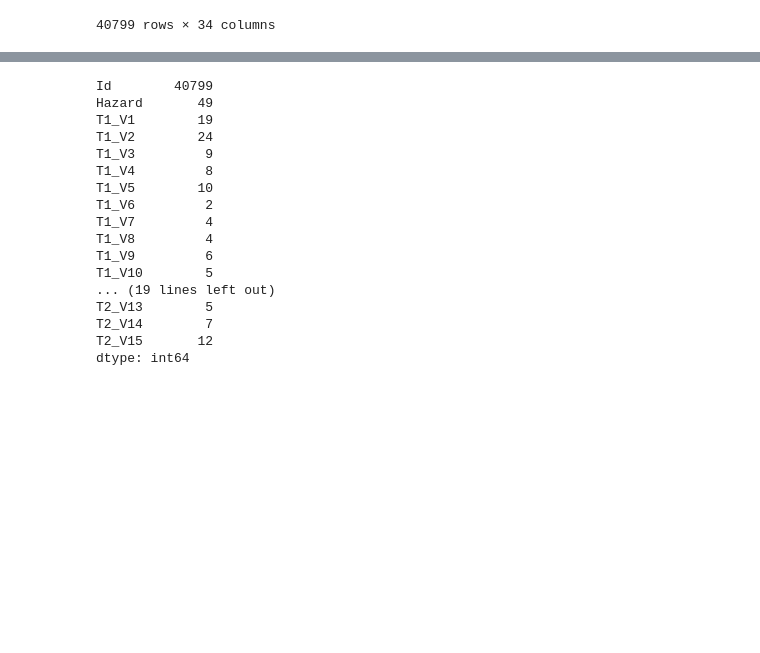
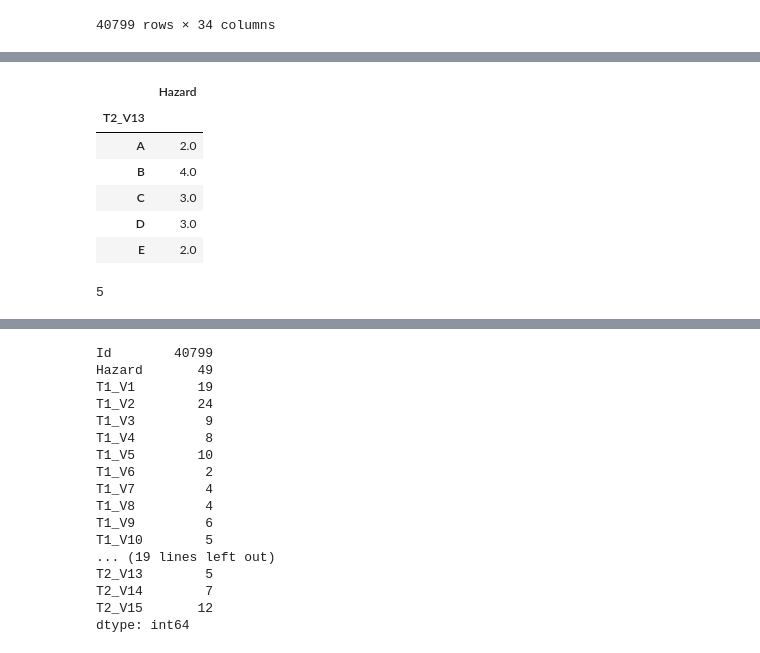
Before and after one commit to harshavardhanbatsala/Project3, a Jupyter notebook: Hazard_risk_project.ipynb, the cells around one changed output, grey strips where cells are left out. Cells and saved outputs as stored; diff of their text form; code cells hidden in the pictures; blank space fills up the shorter version.

```diff
--- a/Hazard_risk_project.ipynb
+++ b/Hazard_risk_project.ipynb
@@ -54,0 +50,14 @@ memory usage: 10.6+ MB
+# %%
+cd_train[['T2_V13','Hazard']].groupby('T2_V13').median()
+# %% [output]
+|  | Hazard |
+| T2_V13 |  |
+| A | 2.0 |
+| B | 4.0 |
+| C | 3.0 |
+| D | 3.0 |
+| E | 2.0 |
+# %%
+cd_train['T2_V13'].nunique()
+# %% [output]
+5
```
Also changed, not shown: parts of 14 cells of this notebook.
